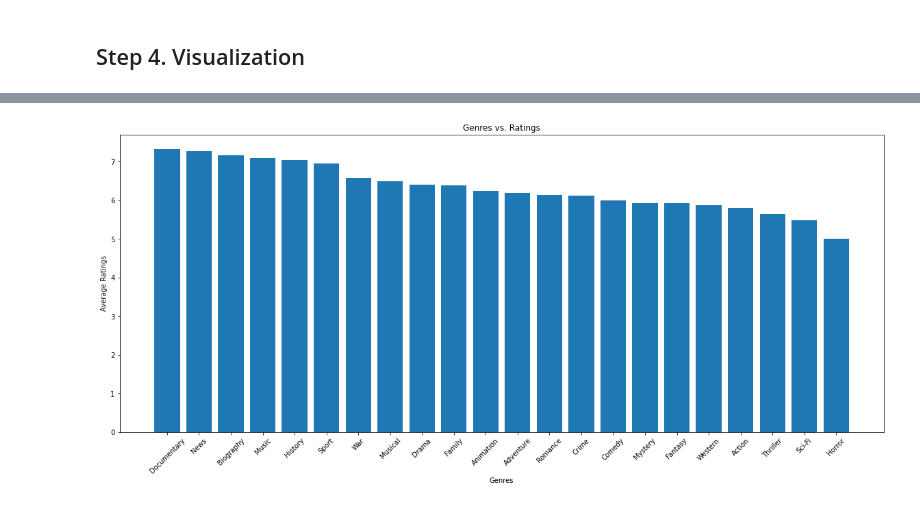
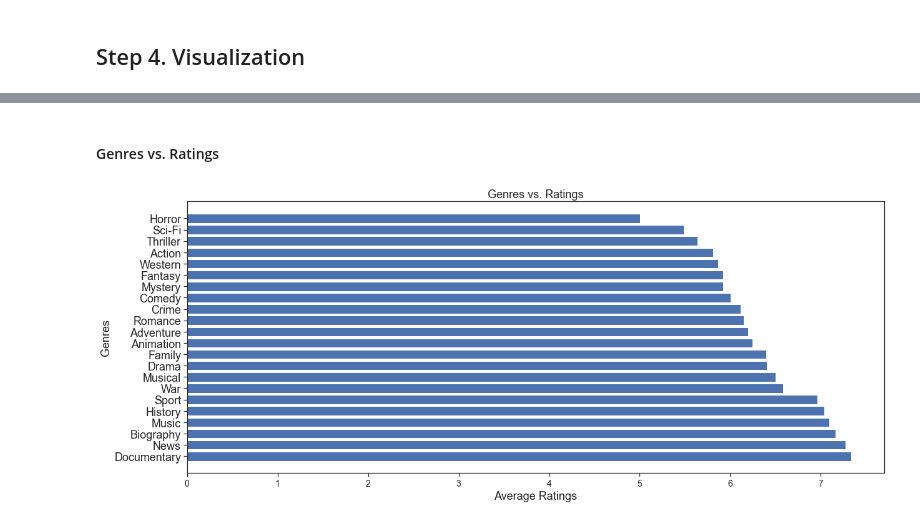
Before and after one commit to AidanStack/Movie_Data_Analysis_Project, a Jupyter notebook: emine.ipynb, the cells around one changed output, grey strips where cells are left out. Cells and saved outputs as stored; diff of their text form; code cells hidden in the pictures.

```diff
--- a/emine.ipynb
+++ b/emine.ipynb
@@ -249,0 +313,11 @@ imdb_genre_rating_df
+# %%
+sns.set_theme(style="ticks", color_codes=True)
+fig, ax = plt.subplots(figsize=(25, 10))
+ax = sns.countplot(x="genres", data=sorted_df, order=sorted_df['genres'].value_counts().index)
+ax.set_title('Number of Movies in Each Genre',fontsize=18)
+ax.set_xlabel('Genres', fontsize=18)
+ax.set_ylabel('Number of Movies', fontsize=16);
+locs, labels = plt.xticks()
+plt.setp(labels, rotation=45)
+plt.xticks(fontsize=18)
+plt.yticks(fontsize=18);
@@ -249,0 +338,10 @@ imdb_genre_rating_df
+# %%
+sns.set_theme(style="ticks", color_codes=True)
+fig, ax = plt.subplots(figsize=(30,10))
+ax = sns.countplot(x="averagerating", data=sorted_df)
+ax.set_title('Number of Movies in Each Rating',fontsize=30)
+ax.set_xlabel('Rating Number', fontsize=18)
+ax.set_ylabel('Number of Movies', fontsize=18);
+ax.set_xticks([0, 10, 20, 30, 40, 50, 60, 70, 80, 90])
+plt.xticks(fontsize=18)
+plt.yticks(fontsize=18);
@@ -250,9 +350,13 @@ imdb_genre_rating_df
+# %% [markdown]
+#### Genres vs. Ratings
 # %%
 fig, ax = plt.subplots(figsize=(20, 8))
-plt.xticks(rotation=45)
-ax.bar(x=imdb_genre_rating_df.index, height=imdb_genre_rating_df[('averagerating',  'mean')])
-ax.set_title('Genres vs. Ratings')
-ax.set_xlabel('Genres')
-ax.set_ylabel('Average Ratings');
+
+ax.barh(y=imdb_genre_rating_df.index, width=imdb_genre_rating_df[('averagerating', 'mean')])
+ax.set_title('Genres vs. Ratings', fontsize=18)
+ax.set_ylabel('Genres', fontsize=18)
+ax.set_xlabel('Average Ratings', fontsize=18);
+plt.xticks(fontsize=14)
+plt.yticks(fontsize=18);
 # %% [output]
-[figure, old version]
+[figure, new version]
```
Also changed, not shown: parts of 51 cells of this notebook.
